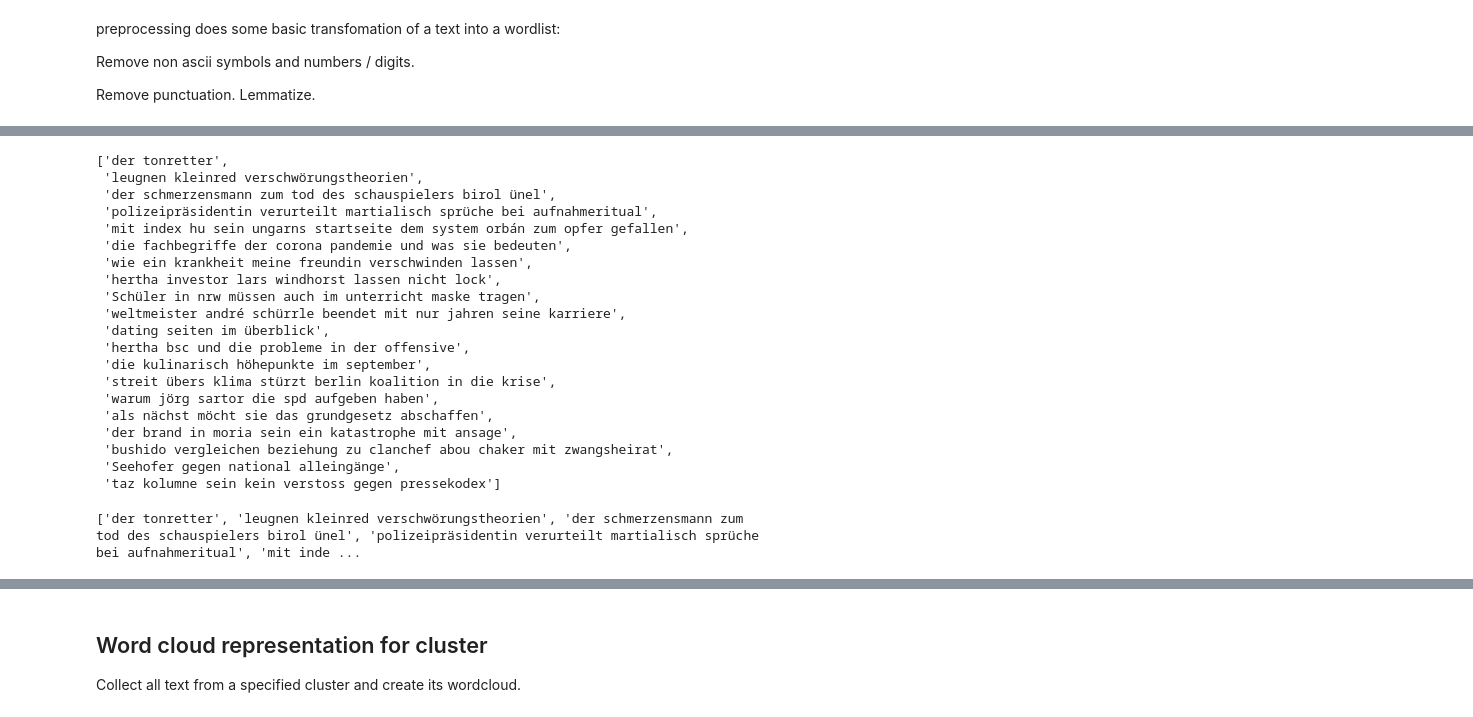
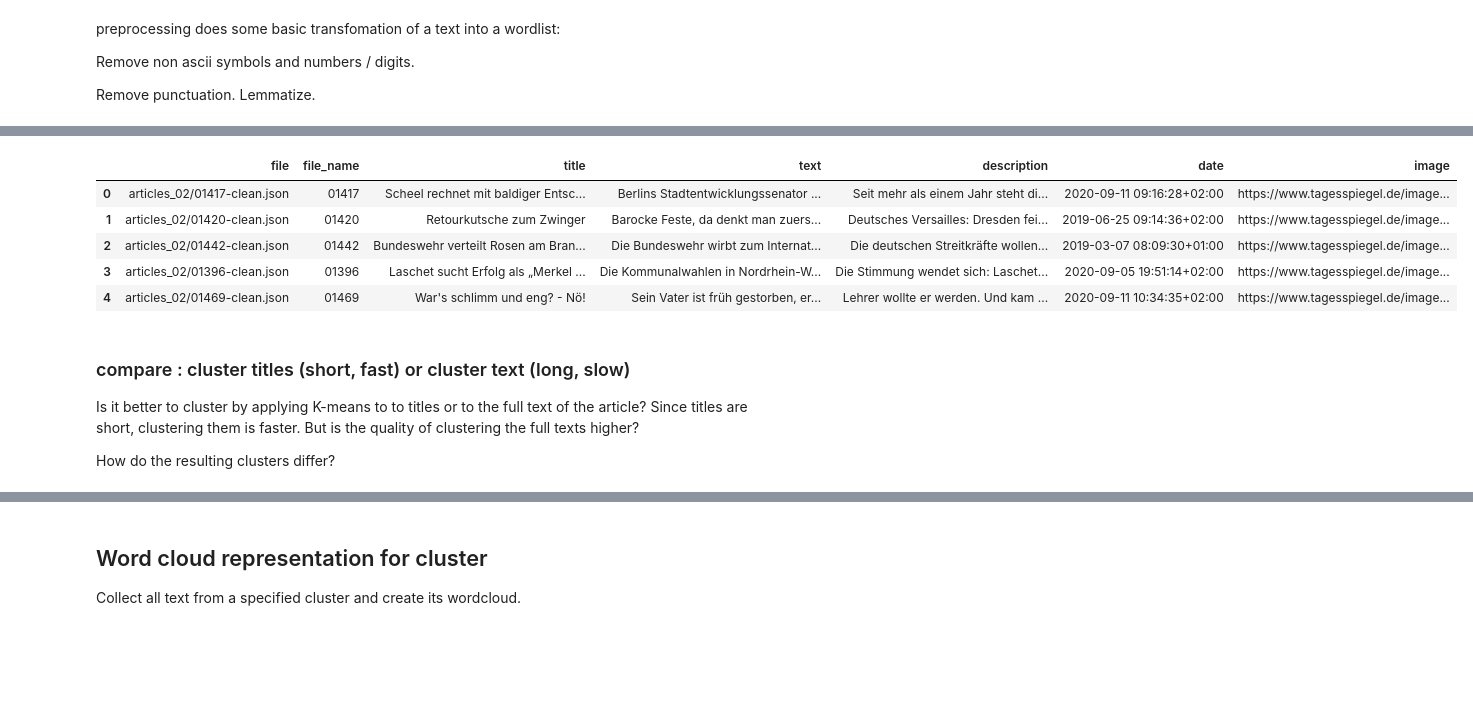
Before and after one commit to s81320/newsreader, a Jupyter notebook: workflow.ipynb, the cells around one changed output, grey strips where cells are left out. Saved outputs shown, nothing was run; the diff lists cells and outputs as text; code cells hidden in the pictures; blank space fills up the shorter version.

```diff
--- a/workflow.ipynb
+++ b/workflow.ipynb
@@ -163,7 +186,7 @@ def preprocess(text):
     return(blob.words.lemmatize()) # lemmatize for german
 
 
-def read_articles_transform_to_df (path_to_text_files='../tagesspiegel/*.txt', debug=False):
+def read_articles_transform_to_df (path_to_text_files='articles_02/*clean.json', debug=False):
 
 	file_list=glob.glob(path_to_text_files)
 	#file_list = glob.glob("../tagesspiegel/*.txt")
@@ -172,20 +195,19 @@ def read_articles_transform_to_df (path_to_text_files='../tagesspiegel/*.txt', d
 	n = len(file_list)
 	print(n , "files to work with.")
 	if debug==True:
-		n_restrict = 10
+		n_restrict = 50
 		print('debug mode, working with a subset of ' + str(n_restrict) + ' files.')
 		n = n_restrict
 
 	#list_of_articles = []
-	X = pd.DataFrame(columns=['file','title','text','description','date','image'])
+	X = pd.DataFrame(columns=['file','file_name','title','text','description','date','image'])
 
 	for i in range(n):
-		#print(i, ' of ', n)
+		if debug:
+            print('*** '+str(i)+' ***' + file_list[i])
 		with open (file_list[i]) as file:
 			article = json.loads(file.read())
-			print(file_list[i])
-			X=X.append({'file':file_list[i] , 'text':article['text'], 'title':article['title'], 'description':article['description'], 'date':article['publish-date'], 'image':article['image']}, ignore_index=True)
-	#print(X.shape)
+		X=X.append({'file':file_list[i] , 'file_name':article['text-link'], 'text':article['text'], 'title':article['title'], 'description':article['description'], 'date':article['publish-date'], 'image':article['image']}, ignore_index=True)
 	return(X)
 
 def enthropy(pv):
@@ -217,4 +235,4 @@ WordList(['ich', 'meinern', 'mir', 'mich', 'hallo', 'hier', 'sein', 'ein', 'baum
 # %%
-X = read_articles_transform_to_df('tagesspiegel_01/*clean.json',debug=True)
+X = read_articles_transform_to_df('articles_02/*clean.json',debug=False)
 #X['text'][0] # to check what we work with: Umlaute are correct, Data cleaning should have removed advertising text ...
 # %% [output]
@@ -250,32 +256,23 @@ Name: title, dtype: object>
-# %%
-[' '.join(preprocess(t)) for t in X['title']]
-# %% [output]
-['der tonretter',
- 'leugnen kleinred verschwörungstheorien',
- 'der schmerzensmann zum tod des schauspielers birol ünel',
- 'polizeipräsidentin verurteilt martialisch sprüche bei aufnahmeritual',
- 'mit index hu sein ungarns startseite dem system orbán zum opfer gefallen',
- 'die fachbegriffe der corona pandemie und was sie bedeuten',
- 'wie ein krankheit meine freundin verschwinden lassen',
- 'hertha investor lars windhorst lassen nicht lock',
- 'Schüler in nrw müssen auch im unterricht maske tragen',
- 'weltmeister andré schürrle beendet mit nur jahren seine karriere',
- 'dating seiten im überblick',
- 'hertha bsc und die probleme in der offensive',
- 'die kulinarisch höhepunkte im september',
- 'streit übers klima stürzt berlin koalition in die krise',
- 'warum jörg sartor die spd aufgeben haben',
- 'als nächst möcht sie das grundgesetz abschaffen',
- 'der brand in moria sein ein katastrophe mit ansage',
- 'bushido vergleichen beziehung zu clanchef abou chaker mit zwangsheirat',
- 'Seehofer gegen national alleingänge',
- 'taz kolumne sein kein verstoss gegen pressekodex']
+# %%
+# check result of read articles and transform to df:
+X.head()
+# %% [output]
+|  | file | file_name | title | text | description | date | image |
+| 0 | articles_02/01417-clean.json | 01417 | Scheel rechnet mit baldiger Entsc... | Berlins Stadtentwicklungssenator ... | Seit mehr als einem Jahr steht di... | 2020-09-11 09:16:28+02:00 | https://www.tagesspiegel.de/image... |
+| 1 | articles_02/01420-clean.json | 01420 | Retourkutsche zum Zwinger | Barocke Feste, da denkt man zuers... | Deutsches Versailles: Dresden fei... | 2019-06-25 09:14:36+02:00 | https://www.tagesspiegel.de/image... |
+| 2 | articles_02/01442-clean.json | 01442 | Bundeswehr verteilt Rosen am Bran... | Die Bundeswehr wirbt zum Internat... | Die deutschen Streitkräfte wollen... | 2019-03-07 08:09:30+01:00 | https://www.tagesspiegel.de/image... |
+| 3 | articles_02/01396-clean.json | 01396 | Laschet sucht Erfolg als „Merkel ... | Die Kommunalwahlen in Nordrhein-W... | Die Stimmung wendet sich: Laschet... | 2020-09-05 19:51:14+02:00 | https://www.tagesspiegel.de/image... |
+| 4 | articles_02/01469-clean.json | 01469 | War's schlimm und eng? - Nö! | Sein Vater ist früh gestorben, er... | Lehrer wollte er werden. Und kam ... | 2020-09-11 10:34:35+02:00 | https://www.tagesspiegel.de/image... |
+# %% [markdown]
+### compare : cluster titles (short, fast) or cluster text (long, slow)
+
+Is it better to cluster by applying K-means to to titles or to the full text of the article? Since titles are short, clustering them is faster. But is the quality of clustering the full texts higher?
+
+How do the resulting clusters differ?
 # %%
 list_of_titles = [' '.join(preprocess(t)) for t in X['title']]
-print(list_of_titles)
 
 cv = TfidfVectorizer(max_df=0.8 , min_df =2)
-#print('cv: ' , dir(cv))
 km =  KMeans(init='k-means++', n_clusters=5, n_init=10)
 
 text_cluster = Pipeline([('vect', cv), ('cluster', km) ])
@@ -283,10 +280,4 @@ text_cluster = Pipeline([('vect', cv), ('cluster', km) ])
 #text_cluster.fit(list_of_titles[0:100])
 text_cluster.fit(list_of_titles)
 
-#labels_as_column = pd.DataFrame(km.labels_)
-#print(type(labels_as_column), labels_as_column.shape)
-
 X['cluster'] = pd.DataFrame(km.labels_) # contains labels
-#print(X)
-# %% [output]
-['der tonretter', 'leugnen kleinred verschwörungstheorien', 'der schmerzensmann zum tod des schauspielers birol ünel', 'polizeipräsidentin verurteilt martialisch sprüche bei aufnahmeritual', 'mit inde ...
```
Also changed, not shown: parts of 28 cells of this notebook, 3 other files.
